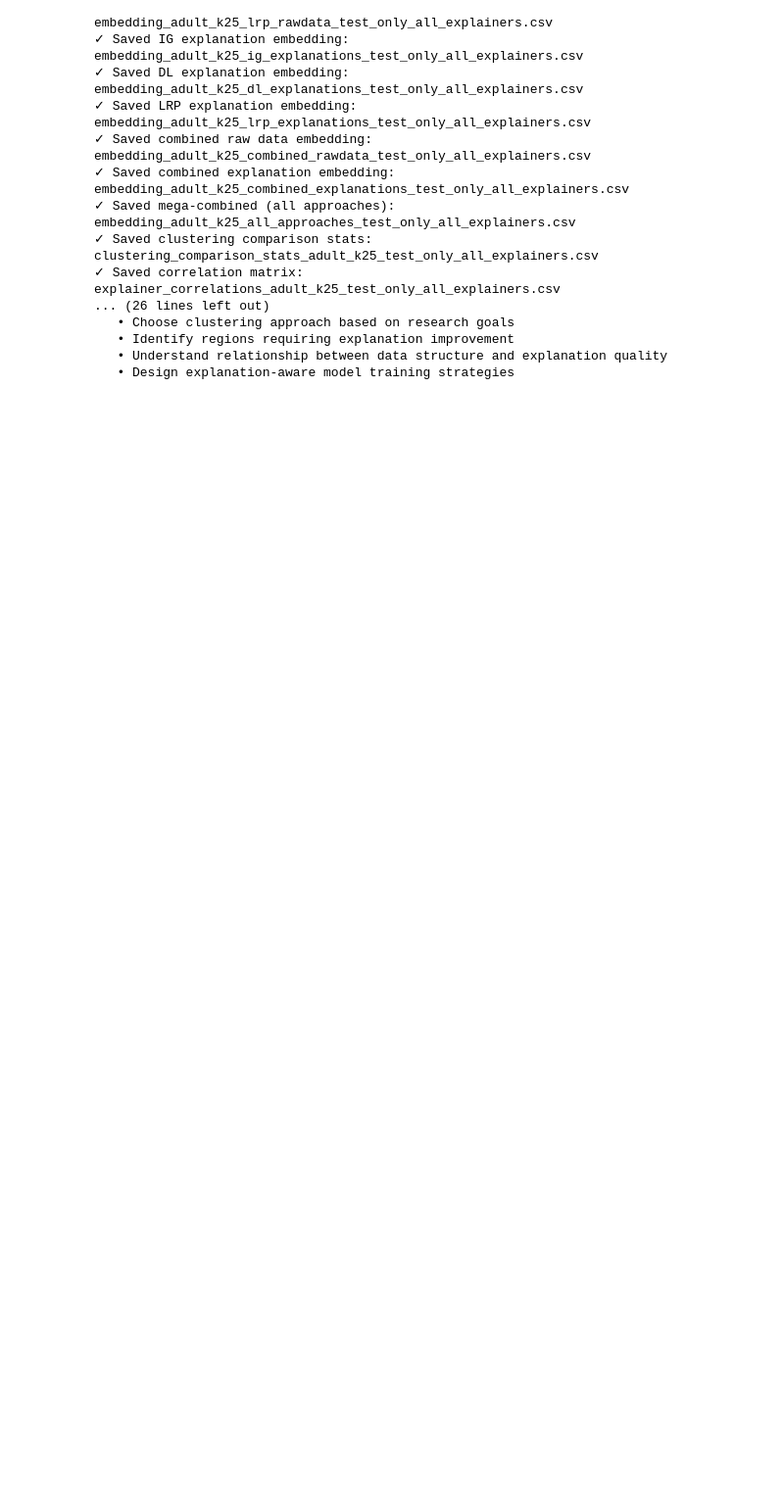
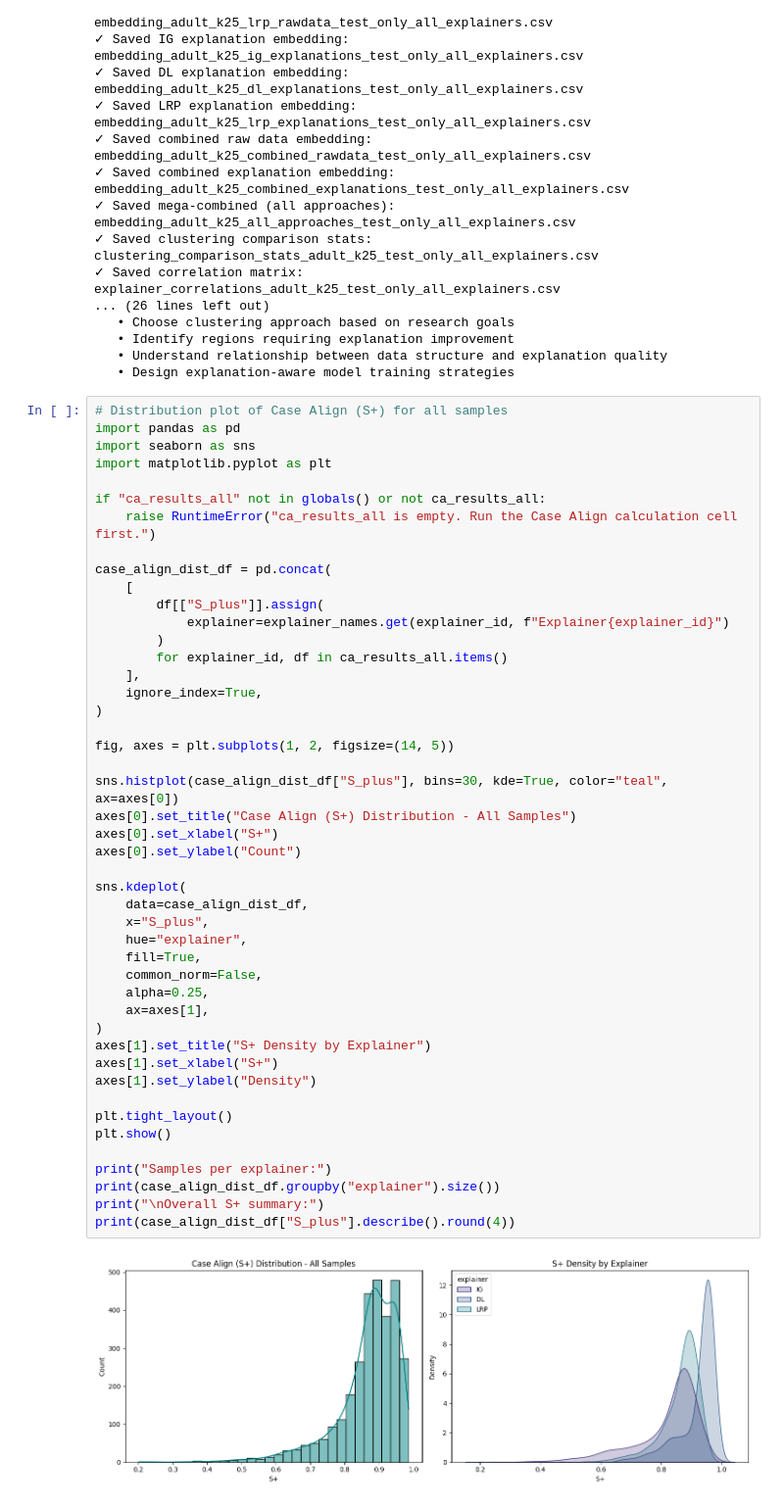
Before and after one commit to craigybaeb/agree-iccbr, a Jupyter notebook: src/experiments/umap_hdbscan_case_align_visualization.ipynb, the cells around one changed output. Shown at 98% size. Cells and saved outputs as stored; diff of their text form; blank space fills up the shorter version.

```diff
--- a/src/experiments/umap_hdbscan_case_align_visualization.ipynb
+++ b/src/experiments/umap_hdbscan_case_align_visualization.ipynb
@@ -1923,3 +1919,51 @@ print(f"   • Design explanation-aware model training strategies")
    • Identify regions requiring explanation improvement
    • Understand relationship between data structure and explanation quality
    • Design explanation-aware model training strategies
+# %%
+# Distribution plot of Case Align (S+) for all samples
+import pandas as pd
+import seaborn as sns
+import matplotlib.pyplot as plt
+
+if "ca_results_all" not in globals() or not ca_results_all:
+    raise RuntimeError("ca_results_all is empty. Run the Case Align calculation cell first.")
+
+case_align_dist_df = pd.concat(
+    [
+        df[["S_plus"]].assign(
+            explainer=explainer_names.get(explainer_id, f"Explainer{explainer_id}")
+        )
+        for explainer_id, df in ca_results_all.items()
+    ],
+    ignore_index=True,
+)
+
+fig, axes = plt.subplots(1, 2, figsize=(14, 5))
+
+sns.histplot(case_align_dist_df["S_plus"], bins=30, kde=True, color="teal", ax=axes[0])
+axes[0].set_title("Case Align (S+) Distribution - All Samples")
+axes[0].set_xlabel("S+")
+axes[0].set_ylabel("Count")
+
+sns.kdeplot(
+    data=case_align_dist_df,
+    x="S_plus",
+    hue="explainer",
+    fill=True,
+    common_norm=False,
+    alpha=0.25,
+    ax=axes[1],
+)
+axes[1].set_title("S+ Density by Explainer")
+axes[1].set_xlabel("S+")
+axes[1].set_ylabel("Density")
+
+plt.tight_layout()
+plt.show()
+
+print("Samples per explainer:")
+print(case_align_dist_df.groupby("explainer").size())
+print("\nOverall S+ summary:")
+print(case_align_dist_df["S_plus"].describe().round(4))
+# %% [output]
+[figure, added]
```
Also changed, not shown: parts of 9 cells of this notebook.
